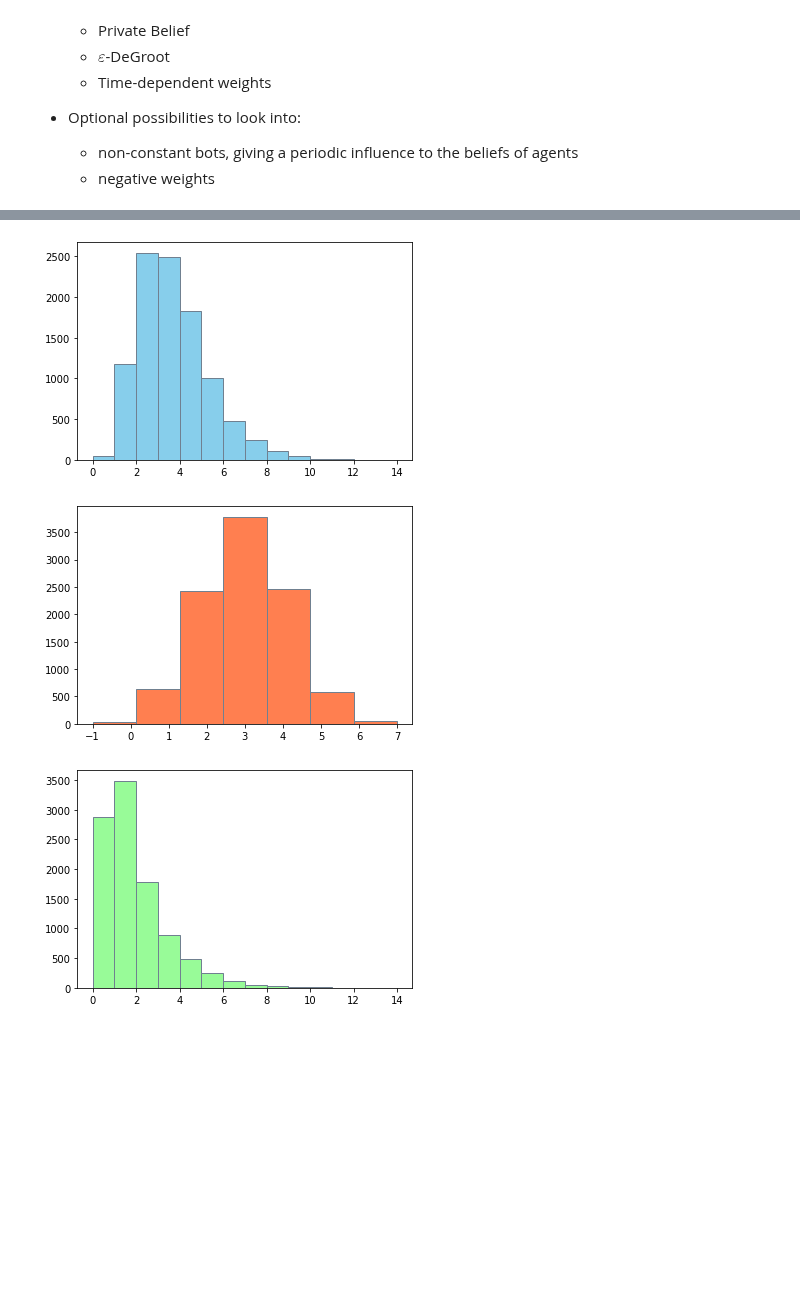
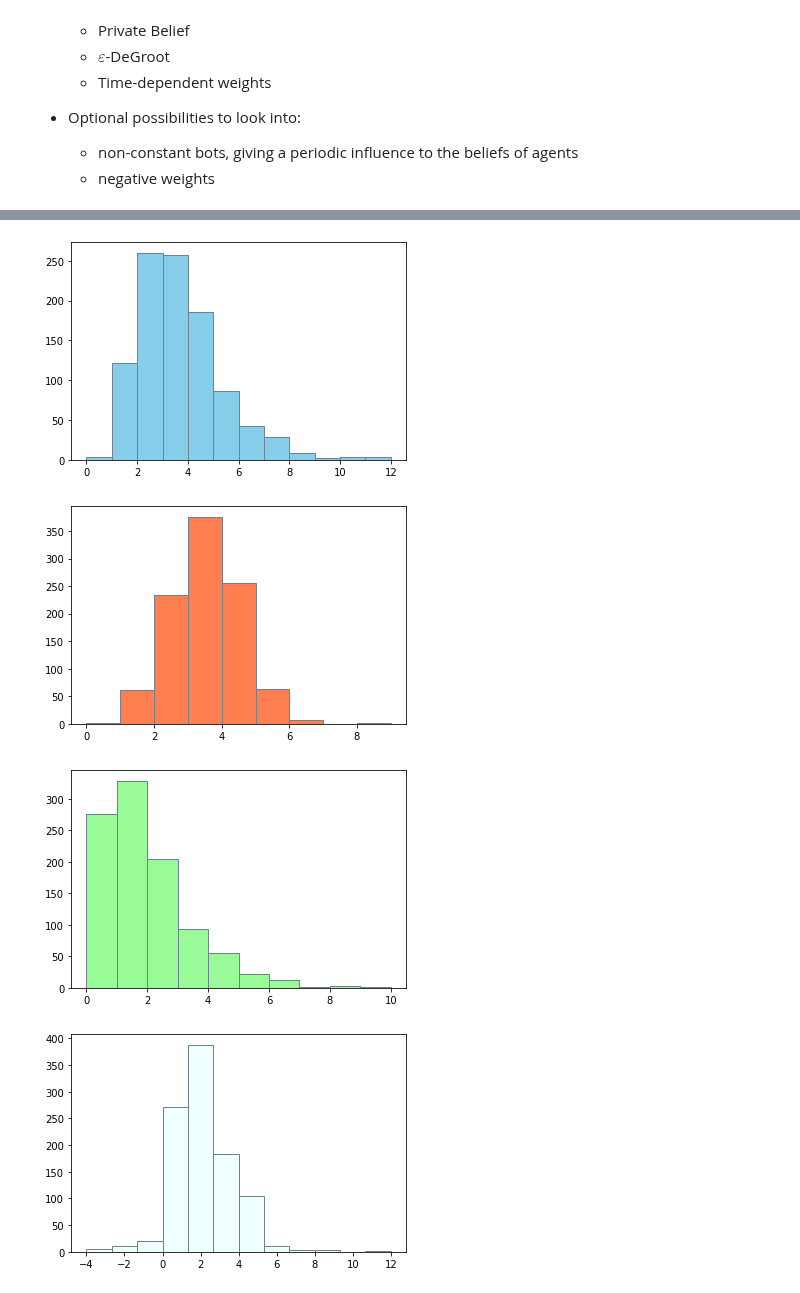
Before and after one commit to RomanOort/BScThesis, a Jupyter notebook: Networks.ipynb, the cells around one changed output, grey strips where cells are left out. Cells and saved outputs as stored; diff of their text form; code cells hidden in the pictures; blank space fills up the shorter version.

```diff
--- a/Networks.ipynb
+++ b/Networks.ipynb
@@ -603,31 +609,42 @@ NetworkVar = Network()
 # %%
 def test_prob_functions(iterations=1000, *args):
     funcs = args[0]
     params = args[1]
 
     p_func_outcomes = []
     for p_func, param in zip(funcs, params):
         for i in range(iterations):
             outcome = p_func(*param)
             if type(outcome) != float:
                 outcome = outcome[0]
+            if i ==3:
+                outcome=3*outcome
             outcome = int(round(outcome))
             p_func_outcomes.append(outcome)
+
     plt.hist(p_func_outcomes[:iterations], bins=np.amax(p_func_outcomes[:iterations]),
              color="skyblue", label="gamma", edgecolor="slategrey")
     plt.show()
     plt.hist(p_func_outcomes[iterations:2*iterations], bins=np.amax(p_func_outcomes[iterations:2*iterations]),
              color="coral", label="normal", edgecolor="slategrey")
     plt.show()
-    plt.hist(p_func_outcomes[2*iterations:], bins=np.amax(p_func_outcomes[2*iterations:]),
+    plt.hist(p_func_outcomes[2*iterations:3*iterations], bins=np.amax(p_func_outcomes[2*iterations:3*iterations]),
              color="palegreen", label="exponential", edgecolor="slategrey")
     plt.show()
+    plt.hist(p_func_outcomes[3*iterations:4*iterations], bins=np.amax(p_func_outcomes[3*iterations:4*iterations]),
+             color="azure", label="laplace", edgecolor="slategrey")
+    plt.show()
+    plt.hist(p_func_outcomes[4*iterations:], bins=np.amax(p_func_outcomes[4*iterations:]),
+             color="palegoldenrod", label="poisson", edgecolor="slategrey")
+    plt.show()
     return
-prob_funcs = [np.random.gamma, np.random.normal, np.random.exponential]
-prob_params = ((4, .8), (3, 1), (1.5,1))
+prob_funcs = [np.random.gamma, np.random.normal, np.random.exponential,
+              np.random.laplace, np.random.poisson]
+prob_params = ((4, .8), (3, 1), (1.5,1), (2, 1), (2, 1))
 
-test_prob_functions(10000, prob_funcs, prob_params)
+test_prob_functions(1000, prob_funcs, prob_params)
 # %% [output]
-[figure, old version]
+[figure, new version]
-[figure, old version]
+[figure, new version]
-[figure, old version]
+[figure, new version]
+[figure, added]
```
Also changed, not shown: parts of 3 cells of this notebook.
